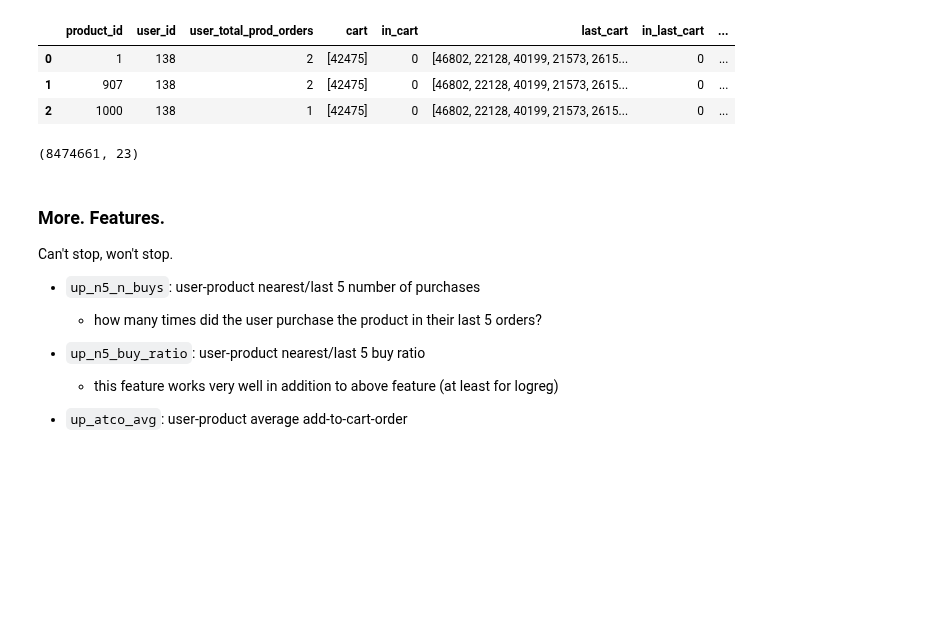
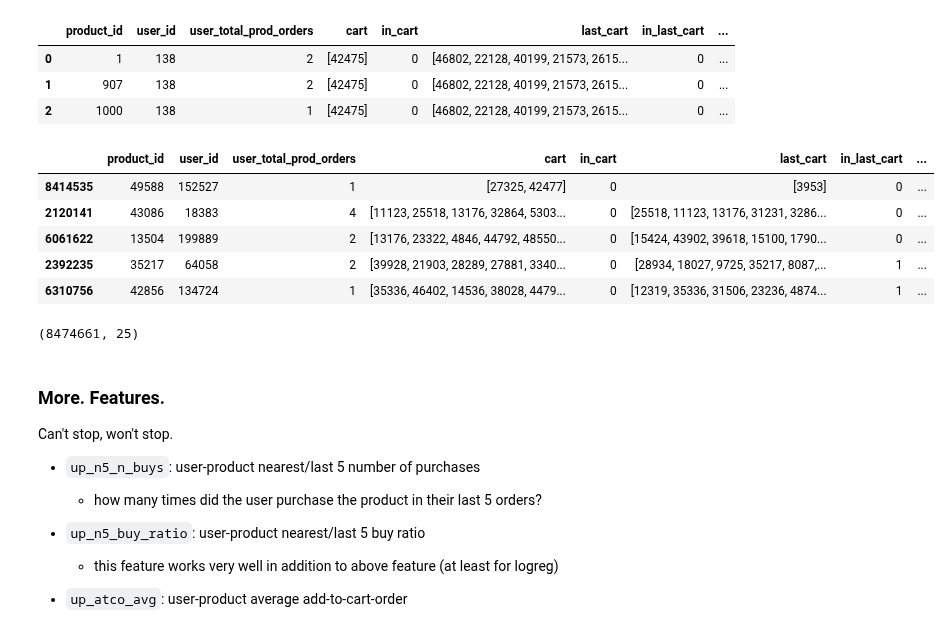
Before and after one commit to edubu2/metis-project3, a Jupyter notebook: code/feature_engineering_3.ipynb, the cells around one changed output. Drawn from its saved outputs; the diff is of its cells as text; code cells hidden in the pictures; blank space fills up the shorter version.

Commit message:
Update fe3, X_25 now includes original streak col

```diff
--- a/code/feature_engineering_3.ipynb
+++ b/code/feature_engineering_3.ipynb
@@ -114,17 +118,30 @@ dummies.head(3)
 # %%
 dumb_names = list(dummies.columns)
 X[dumb_names] = pd.get_dummies(X.streak, prefix='streak', drop_first=True)
-X.drop(columns='streak', inplace=True)
 X.head(3)
 # %% [output]
 |  | product_id | user_id | user_total_prod_orders | cart | in_cart | last_cart | in_last_cart | ... |
 | 0 | 1 | 138 | 2 | [42475] | 0 | [46802, 22128, 40199, 21573, 2615... | 0 | ... |
 | 1 | 907 | 138 | 2 | [42475] | 0 | [46802, 22128, 40199, 21573, 2615... | 0 | ... |
 | 2 | 1000 | 138 | 1 | [42475] | 0 | [46802, 22128, 40199, 21573, 2615... | 0 | ... |
+# %%
+buy_lambda = lambda x: 1 if x > 0 else 0
+# %%
+X['up_buy_streak'] = X.streak.astype(float).apply(buy_lambda)
+# X.drop(columns='streak', inplace=True)
+# %%
+X.sample(5)
+# %% [output]
+|  | product_id | user_id | user_total_prod_orders | cart | in_cart | last_cart | in_last_cart | ... |
+| 8414535 | 49588 | 152527 | 1 | [27325, 42477] | 0 | [3953] | 0 | ... |
+| 2120141 | 43086 | 18383 | 4 | [11123, 25518, 13176, 32864, 5303... | 0 | [25518, 11123, 13176, 31231, 3286... | 0 | ... |
+| 6061622 | 13504 | 199889 | 2 | [13176, 23322, 4846, 44792, 48550... | 0 | [15424, 43902, 39618, 15100, 1790... | 0 | ... |
+| 2392235 | 35217 | 64058 | 2 | [39928, 21903, 28289, 27881, 3340... | 0 | [28934, 18027, 9725, 35217, 8087,... | 1 | ... |
+| 6310756 | 42856 | 134724 | 1 | [35336, 46402, 14536, 38028, 4479... | 0 | [12319, 35336, 31506, 23236, 4874... | 1 | ... |
 # %%
 X.shape
 # %% [output]
-(8474661, 23)
+(8474661, 25)
 # %% [markdown]
 ### More. Features.
 
```
Also changed, not shown: parts of 9 cells of this notebook.
